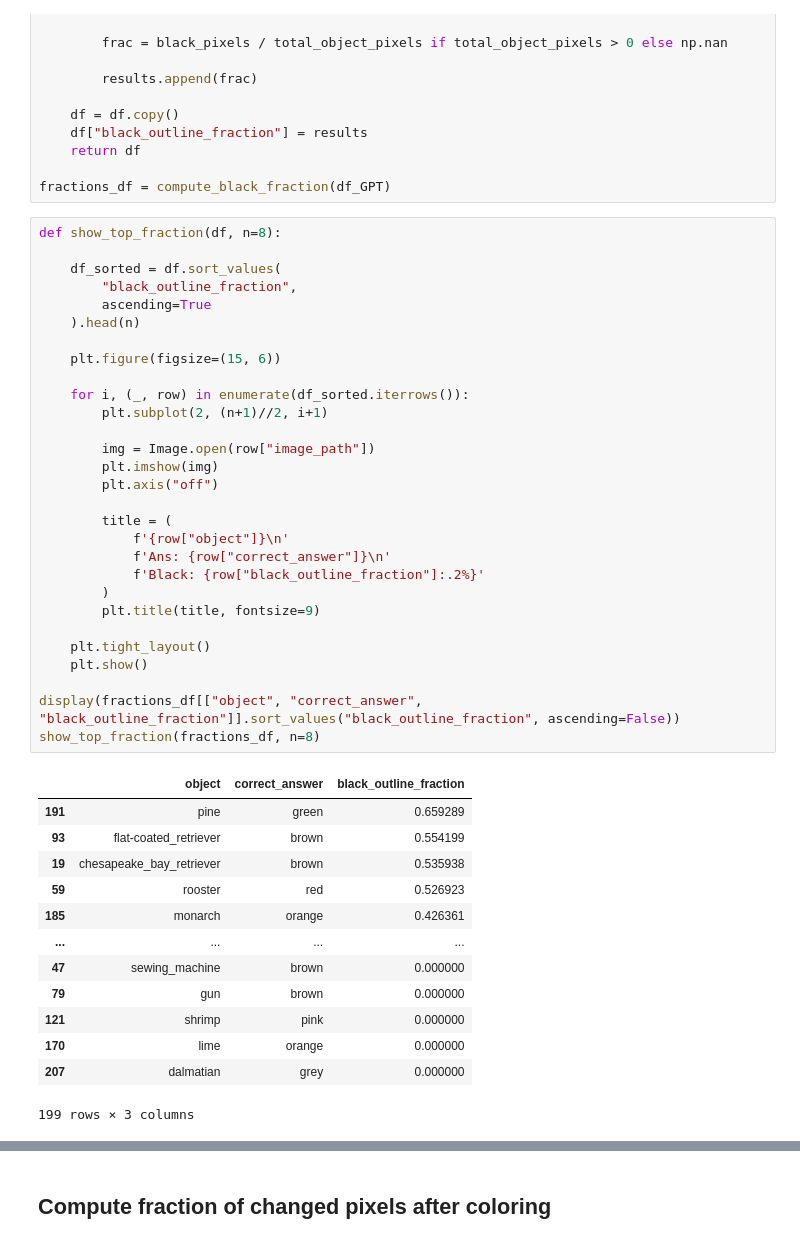
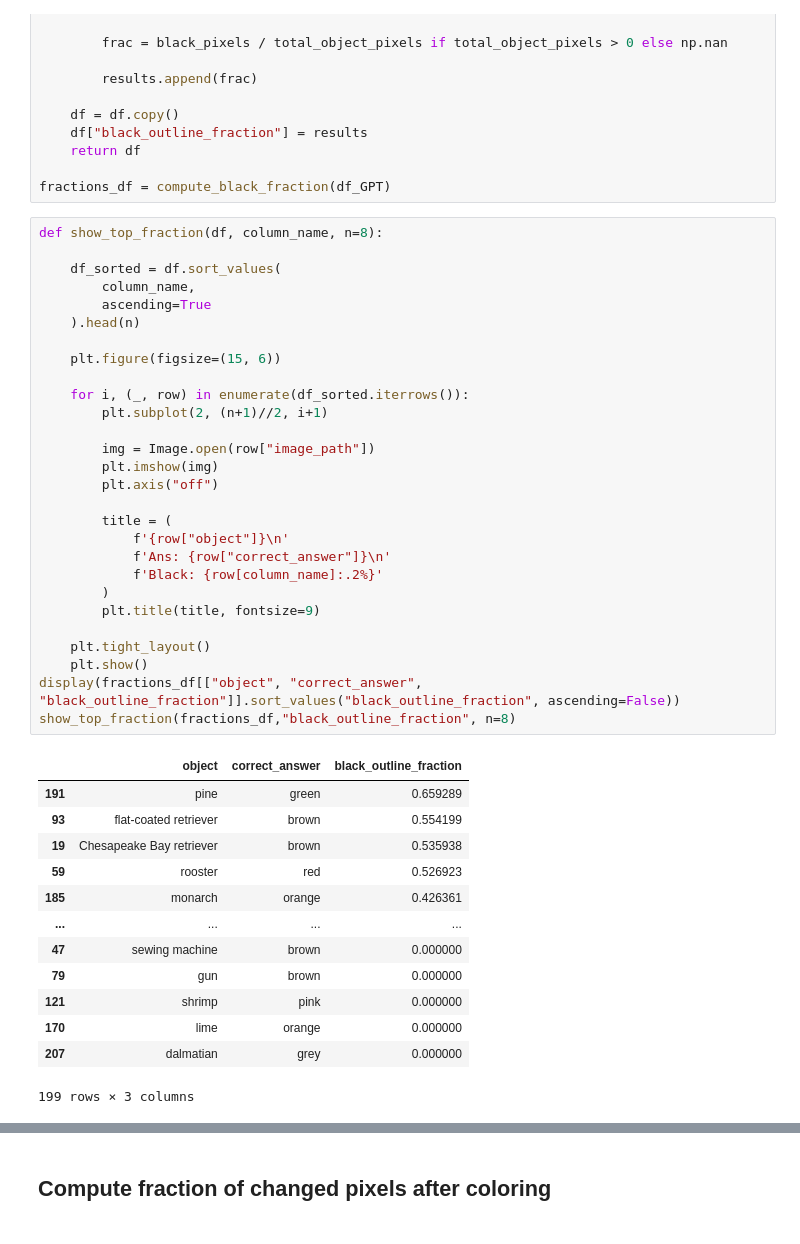
Before and after one commit to jonnemi/color-concept-entanglement, a Jupyter notebook: making_color_images/make_color_prior_dataset.ipynb, the cells around one changed output, grey strips where cells are left out. Saved outputs shown, nothing was run; the diff lists cells and outputs as text.

```diff
--- a/making_color_images/make_color_prior_dataset.ipynb
+++ b/making_color_images/make_color_prior_dataset.ipynb
@@ -457,43 +457,42 @@ def compute_black_fraction(df):
 
 fractions_df = compute_black_fraction(df_GPT)
 # %%
-def show_top_fraction(df, n=8):
+def show_top_fraction(df, column_name, n=8):
 
     df_sorted = df.sort_values(
-        "black_outline_fraction",
+        column_name,
         ascending=True
     ).head(n)
 
     plt.figure(figsize=(15, 6))
 
     for i, (_, row) in enumerate(df_sorted.iterrows()):
         plt.subplot(2, (n+1)//2, i+1)
 
         img = Image.open(row["image_path"])
         plt.imshow(img)
         plt.axis("off")
 
         title = (
             f'{row["object"]}\n'
             f'Ans: {row["correct_answer"]}\n'
-            f'Black: {row["black_outline_fraction"]:.2%}'
+            f'Black: {row[column_name]:.2%}'
         )
         plt.title(title, fontsize=9)
 
     plt.tight_layout()
     plt.show()
-
 display(fractions_df[["object", "correct_answer", "black_outline_fraction"]].sort_values("black_outline_fraction", ascending=False))
-show_top_fraction(fractions_df, n=8)
+show_top_fraction(fractions_df,"black_outline_fraction", n=8)
 # %% [output]
 |  | object | correct_answer | black_outline_fraction |
 | 191 | pine | green | 0.659289 |
-| 93 | flat-coated_retriever | brown | 0.554199 |
-| 19 | chesapeake_bay_retriever | brown | 0.535938 |
+| 93 | flat-coated retriever | brown | 0.554199 |
+| 19 | Chesapeake Bay retriever | brown | 0.535938 |
 | 59 | rooster | red | 0.526923 |
 | 185 | monarch | orange | 0.426361 |
 | ... | ... | ... | ... |
-| 47 | sewing_machine | brown | 0.000000 |
+| 47 | sewing machine | brown | 0.000000 |
 | 79 | gun | brown | 0.000000 |
 | 121 | shrimp | pink | 0.000000 |
 | 170 | lime | orange | 0.000000 |
```
Also changed, not shown: parts of 8 cells of this notebook, 5 other files.
